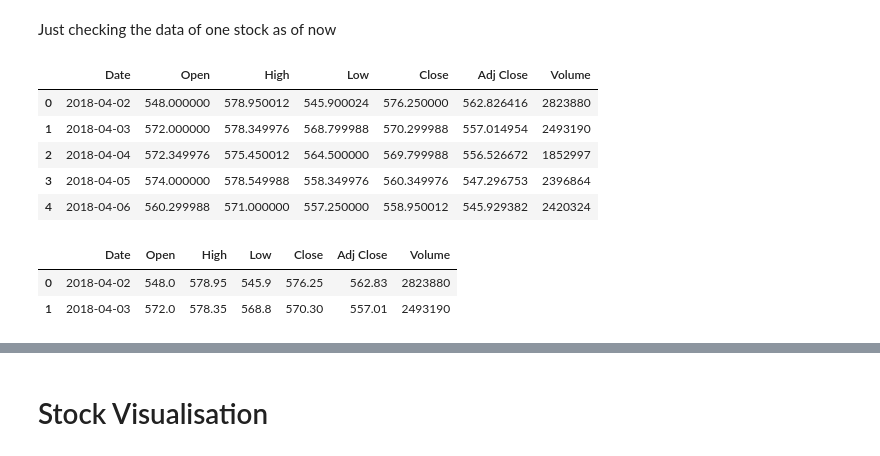
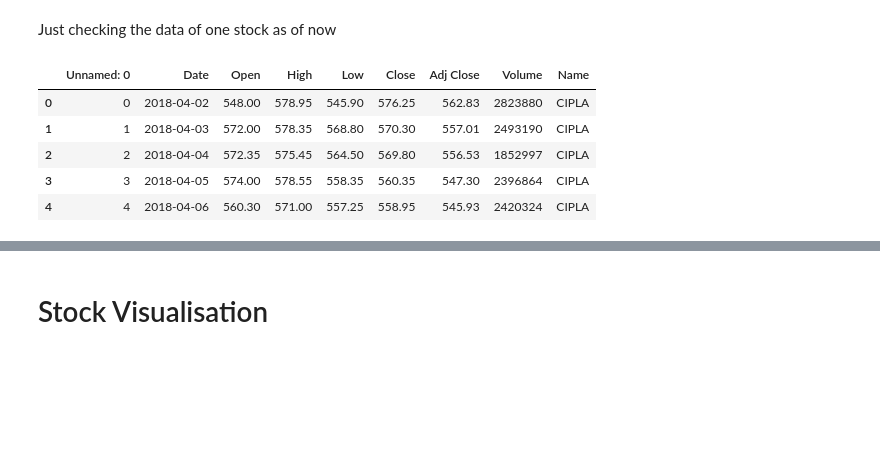
Before and after one commit to Harshit-0307/Stocks-Visualizing-and-Analysis, a Jupyter notebook: Code/stock_analysis_cipla.ipynb, the cells around one changed output, grey strips where cells are left out. Saved outputs shown, nothing was run; the diff lists cells and outputs as text; code cells hidden in the pictures; blank space fills up the shorter version.

```diff
--- a/Code/stock_analysis_cipla.ipynb
+++ b/Code/stock_analysis_cipla.ipynb
@@ -11,20 +11,12 @@ import plotly.graph_objs as go
 # %% [markdown]
 Just checking the data of one stock as of now
 # %%
-CIPLA_df = pd.read_csv("D:\Study\Project\Stocks-Visualizing-and-Analysis\Datasets\CIPLA.NS .csv")
+CIPLA_df = pd.read_csv("D:\Study\Project\Stocks-Visualizing-and-Analysis\Cleaned Datasets\Cleaned Cipla.csv")
 CIPLA_df.head()
 # %% [output]
-|  | Date | Open | High | Low | Close | Adj Close | Volume |
-| 0 | 2018-04-02 | 548.000000 | 578.950012 | 545.900024 | 576.250000 | 562.826416 | 2823880 |
-| 1 | 2018-04-03 | 572.000000 | 578.349976 | 568.799988 | 570.299988 | 557.014954 | 2493190 |
-| 2 | 2018-04-04 | 572.349976 | 575.450012 | 564.500000 | 569.799988 | 556.526672 | 1852997 |
-| 3 | 2018-04-05 | 574.000000 | 578.549988 | 558.349976 | 560.349976 | 547.296753 | 2396864 |
-| 4 | 2018-04-06 | 560.299988 | 571.000000 | 557.250000 | 558.950012 | 545.929382 | 2420324 |
+|  | Unnamed: 0 | Date | Open | High | Low | Close | Adj Close | Volume | Name |
+| 0 | 0 | 2018-04-02 | 548.00 | 578.95 | 545.90 | 576.25 | 562.83 | 2823880 | CIPLA |
+| 1 | 1 | 2018-04-03 | 572.00 | 578.35 | 568.80 | 570.30 | 557.01 | 2493190 | CIPLA |
+| 2 | 2 | 2018-04-04 | 572.35 | 575.45 | 564.50 | 569.80 | 556.53 | 1852997 | CIPLA |
+| 3 | 3 | 2018-04-05 | 574.00 | 578.55 | 558.35 | 560.35 | 547.30 | 2396864 | CIPLA |
+| 4 | 4 | 2018-04-06 | 560.30 | 571.00 | 557.25 | 558.95 | 545.93 | 2420324 | CIPLA |
-# %%
-#as the data is too big. i am rounding of the data aftdr decimals.
-CIPLA_df = CIPLA_df.round(2)
-CIPLA_df.head(2)
-# %% [output]
-|  | Date | Open | High | Low | Close | Adj Close | Volume |
-| 0 | 2018-04-02 | 548.0 | 578.95 | 545.9 | 576.25 | 562.83 | 2823880 |
-| 1 | 2018-04-03 | 572.0 | 578.35 | 568.8 | 570.30 | 557.01 | 2493190 |
```
Also changed, not shown: parts of 16 cells of this notebook, 3 other files.
